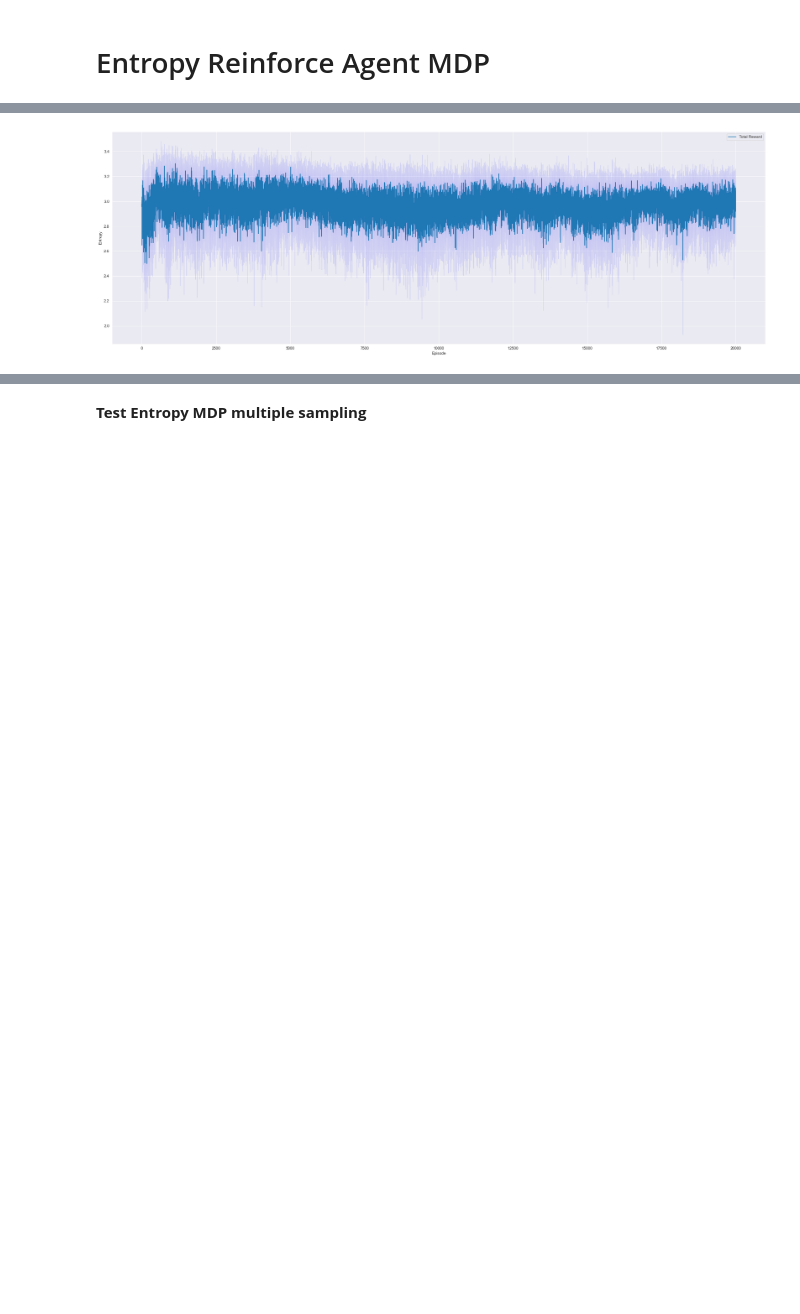
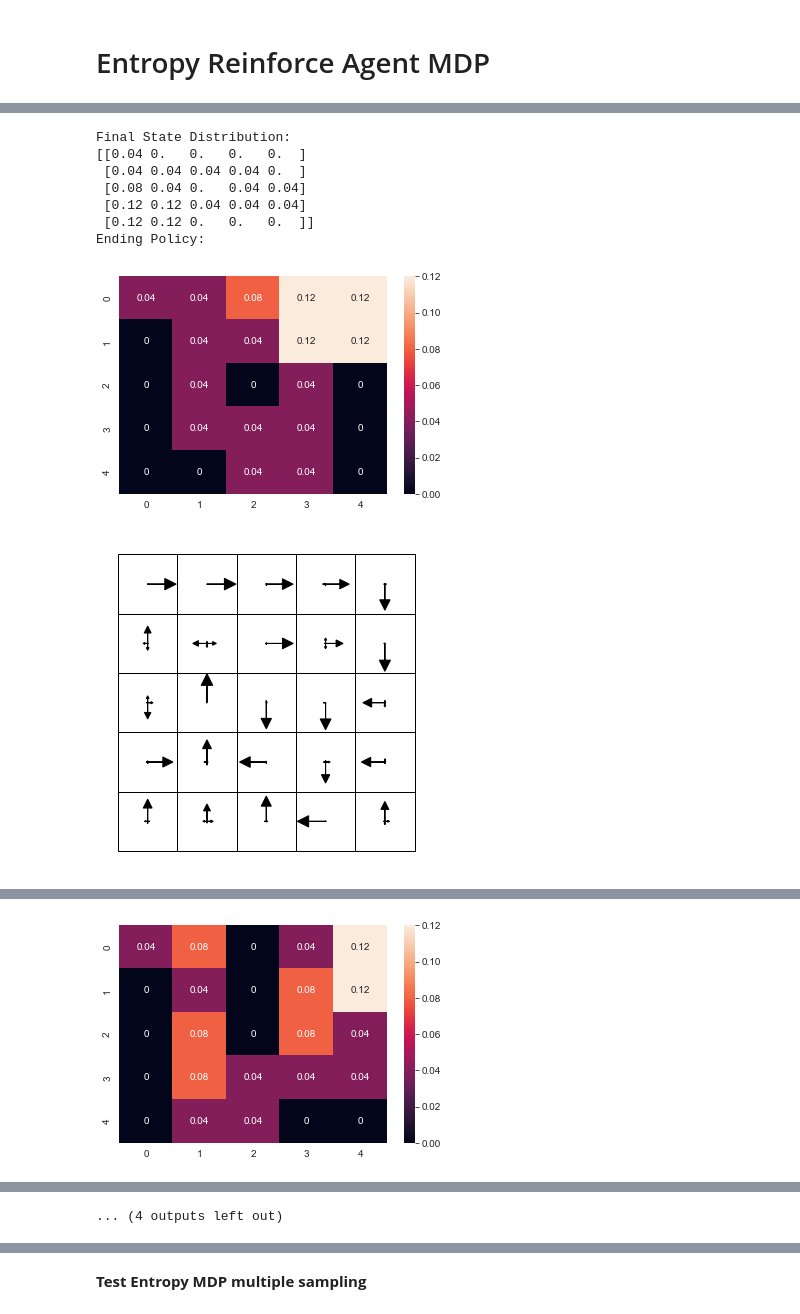
Before and after one commit to duiliocirino/Thesis, a Jupyter notebook: Exploration POMDP/StandardGridworld.ipynb, the cells around one changed output, grey strips where cells are left out. Saved outputs shown, nothing was run; the diff lists cells and outputs as text; code cells hidden in the pictures; blank space fills up the shorter version.

```diff
--- a/Exploration POMDP/StandardGridworld.ipynb
+++ b/Exploration POMDP/StandardGridworld.ipynb
@@ -281,13 +323,14 @@ fig.canvas.draw()
 **Test Reward MDP multiple sampling**
 # %%
 # Create the Gridworld environment and the REINFORCE agent
-n_episodes = 1000
-env = GridworldEnv(time_horizon=30)
+n_episodes = 5000
 # Number of sampled trajectories per episode
 n_traj = 20
 #number of run per episode
-n_run = 15
+n_run = 5
 confidence = 0.95
+
+env = GridworldEnv(time_horizon=20)
 
 # Train the agent and plot the rewards
 list_total_rewards = []
@@ -318,8 +361,12 @@ with tqdm(total=n_run * n_episodes, ncols=80) as pbar:
         list_total_rewards.append(total_avg_rewards)
 list_total_rewards = np.transpose(np.array(list_total_rewards), (1,0))
 
+# Print the ending policy
+print("Ending Policy:")
+print_gridworld_with_policy(agent)
+
 # Initialize the plotting vectors
-fig, ax = plt.subplots(figsize=(20,10))
+fig, ax = plt.subplots(figsize=(30,10))
 total_rewards_means = []
 under_line = []
 over_line = []
@@ -427,0 +522,3 @@ class REINFORCEAgentE(REINFORCEAgent):
+# %%
+agent = REINFORCEAgentE(GridworldEnv())
+print_gridworld_with_policy(agent)
@@ -430,50 +735,66 @@ class REINFORCEAgentE(REINFORCEAgent):
 # %%
-# Number of
+# Number of episodes for the training
 n_episodes = 20000
-env = GridworldEnv(time_horizon = 50, prob = 0.1)
-# Number of run per episode
-n_run = 10
+env = GridworldEnvGoalless(time_horizon = 25, _prob= 0.1)
+# Number of runs per episode
+n_run = 5
 confidence = 0.95
 
 # Train the agent and plot the rewards
 list_entropies = []
-fig, ax = plt.subplots(figsize=(30,10))
-for r in range(n_run):
-    agent = REINFORCEAgentE(env)
-    entropies = []
-    for i in range(n_episodes):
-        episode = []
-        state = env.reset()
-        done = False
-        while not done:
-            action = agent.get_action(state)
-            next_state, reward, done, _ = env.step(action)
-            episode.append((state, action, reward, next_state))
-            state = next_state
-        state = env.reset()
-        entropy, d_t = agent.update_single_sampling(episode)
-        entropies.append(entropy)
-    list_entropies.append(entropies)
-list_entropies = np.transpose(np.array(list_entropies), (1,0))
+with tqdm(total=n_run * n_episodes, ncols=80) as pbar:
+    for r in range(n_run):
+        agent = REINFORCEAgentE(env)
+        entropies = []
+        for i in range(n_episodes):
+            episode = []
+            state = env.reset()
+            done = False
+            while not done:
+                action = agent.get_action(state)
+                next_state, reward, done, _ = env.step(action)
+                episode.append((state, action, reward, next_state))
+                state = next_state
+            state = env.reset()
+            entropy, d_t = agent.update_single_sampling(episode)
+            entropies.append(entropy)
+            pbar.update(1)
+        # Print the final heatmap
+        print("Final State Distribution:")
+        print_heatmap(agent, episode)
+        # Print the ending policy
+        print("Ending Policy:")
+        print_gridworld_with_policy(agent)
+        list_entropies.append(entropies)
+    list_entropies = np.transpose(np.array(list_entropies), (1,0))
 
 # Initialize the plotting vectors
+fig, ax = plt.subplots(figsize=(30,10))
 entropies_means = []
 under_line = []
 over_line = []
 for i in range(n_episodes):
     entropies_mean = np.mean(list_entropies[i])
     entropies_std = np.std(list_entropies[i])
     freedom_deg = n_run - 1
     t_crit = np.abs(t.ppf((1 - confidence) / 2, freedom_deg))
     entropies_means.append(entropies_mean)
     under_line.append(entropies_mean - entropies_std * t_crit / np.sqrt(n_run))
     over_line.append(entropies_mean + entropies_std * t_crit / np.sqrt(n_run))
 ax.clear()
 ax.plot(entropies_means, label='Total Reward')
 ax.fill_between(np.arange(n_episodes), under_line, over_line, color='b', alpha=0.1)
 ax.set_xlabel('Episode')
 ax.set_ylabel('Entropy')
 ax.legend()
 fig.canvas.draw()
 # %% [output]
+Final State Distribution:
+[[0.04 0.   0.   0.   0.  ]
+ [0.04 0.04 0.04 0.04 0.  ]
+ [0.08 0.04 0.   0.04 0.04]
+ [0.12 0.12 0.04 0.04 0.04]
+ [0.12 0.12 0.   0.   0.  ]]
+Ending Policy:
-[figure, old version]
+[figure, new version]
+[figure, added]
@@ -479,0 +808 @@ fig.canvas.draw()
+[figure, added]
@@ -479,0 +828 @@ fig.canvas.draw()
+... (4 outputs left out)
```
Also changed, not shown: parts of 37 cells of this notebook.
